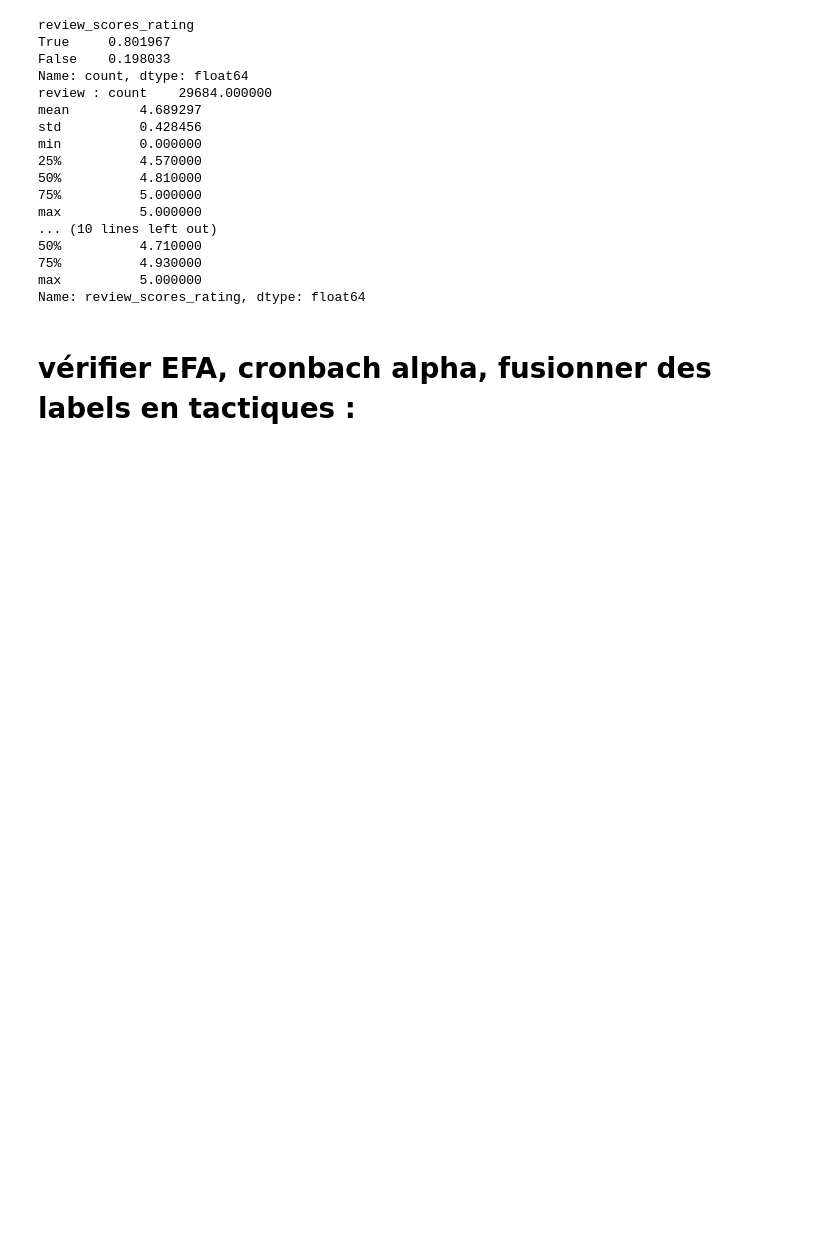
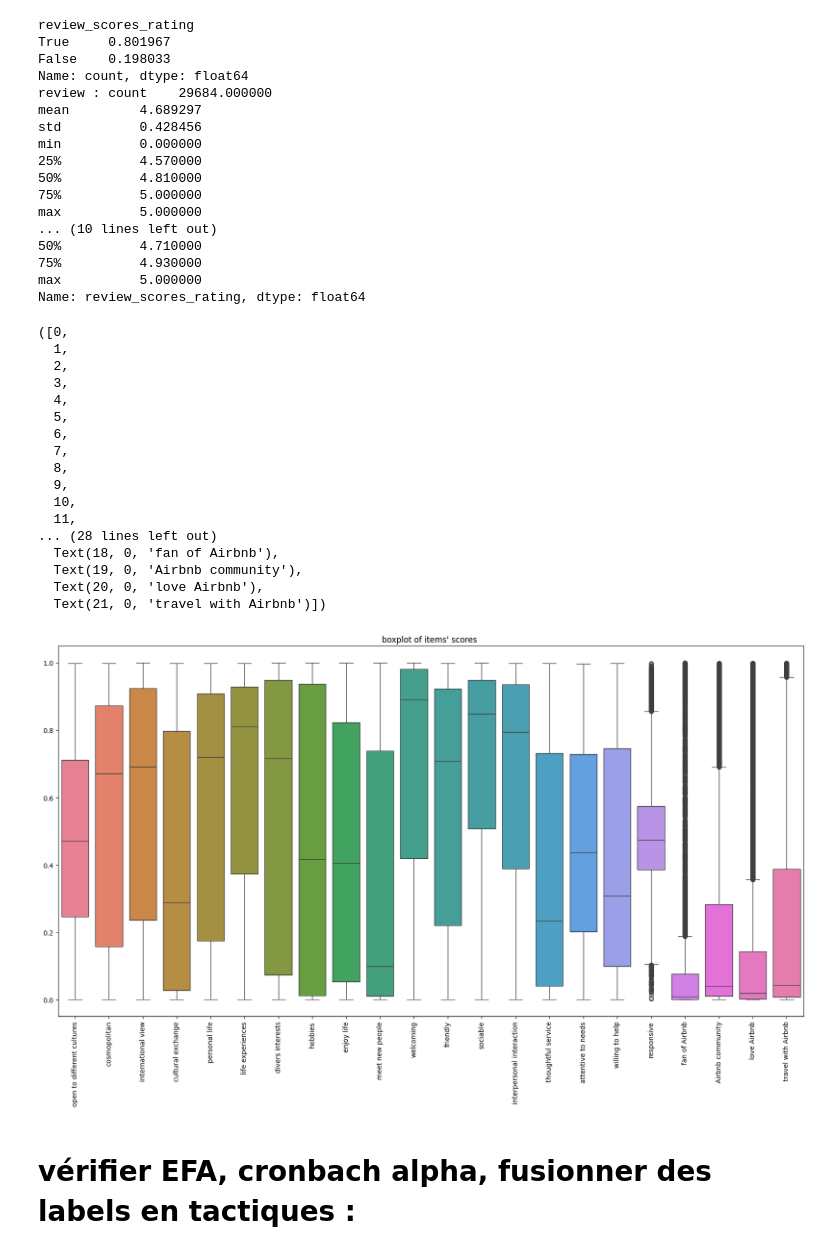
Before and after one commit to yeliu-dh/self-presentation_airbnb, a Jupyter notebook: code/zsc_tactics.ipynb, the cells around one changed output. Cells and saved outputs as stored; diff of their text form; code cells hidden in the pictures; blank space fills up the shorter version.

```diff
--- a/code/zsc_tactics.ipynb
+++ b/code/zsc_tactics.ipynb
@@ -342,6 +317,34 @@ max          5.000000
 75%          4.930000
 max          5.000000
 Name: review_scores_rating, dtype: float64
+# %%
+import matplotlib.pyplot as plt
+import seaborn as sns
+data=res.drop(columns='sp')
+plt.figure(figsize=(20,10))
+sns.boxplot(data)
+plt.title("boxplot of items' scores ")
+plt.savefig("D:\Master_ENC\mini_memoire\self-presentation_airbnb\images/boxplot_scores_items_filtre.jpg",dpi=300)
+plt.xticks(rotation=90)
+# %% [output]
+([0,
+  1,
+  2,
+  3,
+  4,
+  5,
+  6,
+  7,
+  8,
+  9,
+  10,
+  11,
+... (28 lines left out)
+  Text(18, 0, 'fan of Airbnb'),
+  Text(19, 0, 'Airbnb community'),
+  Text(20, 0, 'love Airbnb'),
+  Text(21, 0, 'travel with Airbnb')])
+[figure, added]
 # %%
 # listings.to_csv('D:\MASTER_ENC\mini_memoire/res_tactiques2/listings_zsc_tactics8.csv',index=False)
 # %% [markdown]
```
Also changed, not shown: parts of 12 cells of this notebook, 5 other files.
